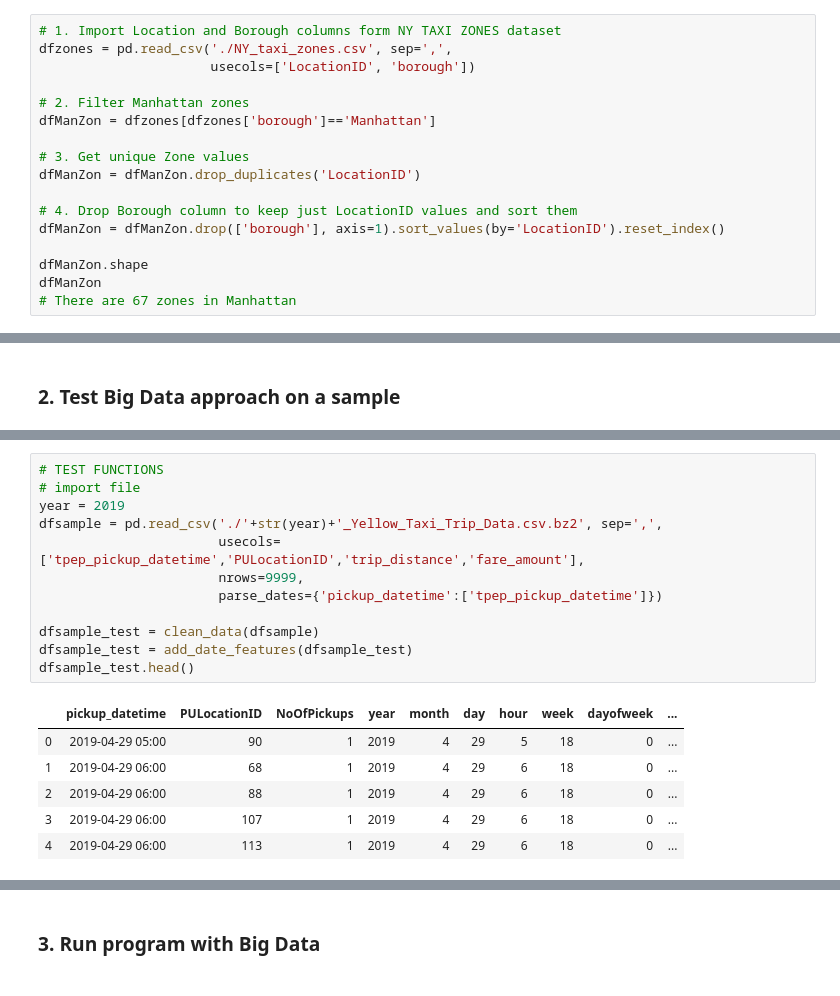
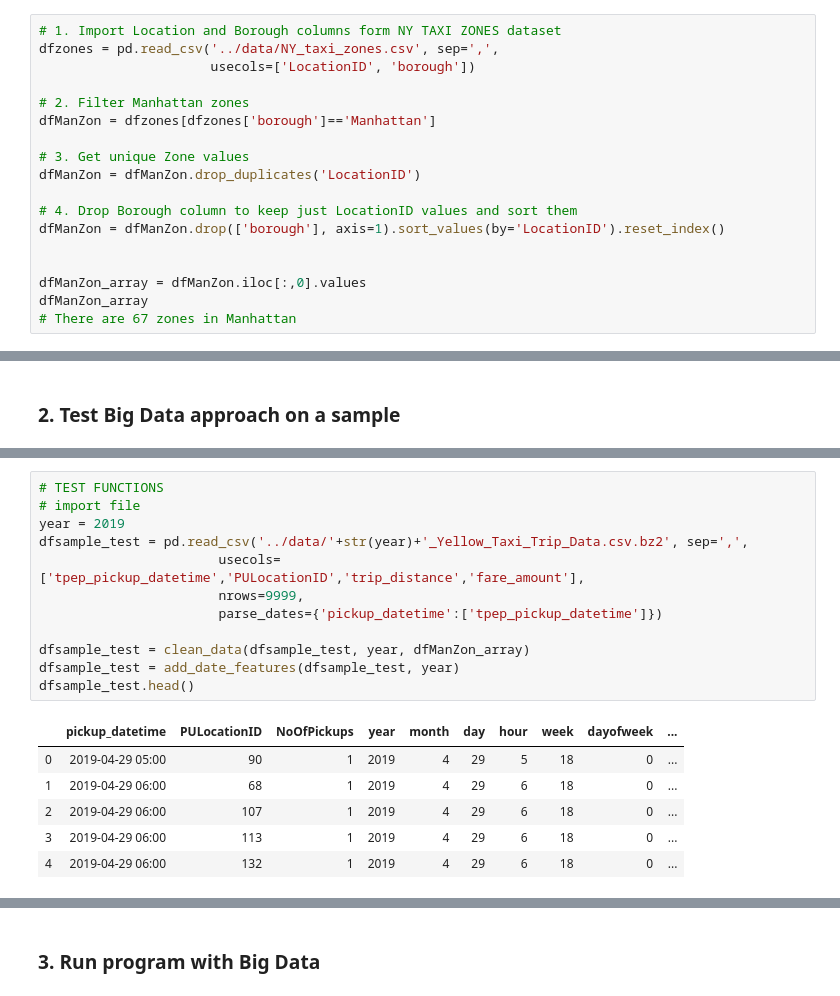
Before and after one commit to angelrps/MasterDataScience_FinalProject, a Jupyter notebook: notebooks/Data_Analysis_Taxis.ipynb, the cells around one changed output, grey strips where cells are left out. Drawn from its saved outputs; the diff is of its cells as text.

Commit message:
data analysiyxis taxis_create functions to process data

```diff
--- a/notebooks/Data_Analysis_Taxis.ipynb
+++ b/notebooks/Data_Analysis_Taxis.ipynb
@@ -118,7 +112,7 @@ Eventhough the dataset states the year, I have detected rows with wrong years so
 ### Create Data Frame with Manhattan zones
 # %%
 # 1. Import Location and Borough columns form NY TAXI ZONES dataset
-dfzones = pd.read_csv('./NY_taxi_zones.csv', sep=',',
+dfzones = pd.read_csv('../data/NY_taxi_zones.csv', sep=',',
                       usecols=['LocationID', 'borough'])
 
 # 2. Filter Manhattan zones
@@ -130,7 +124,8 @@ dfManZon = dfManZon.drop_duplicates('LocationID')
 # 4. Drop Borough column to keep just LocationID values and sort them
 dfManZon = dfManZon.drop(['borough'], axis=1).sort_values(by='LocationID').reset_index()
 
-dfManZon.shape
-dfManZon
+
+dfManZon_array = dfManZon.iloc[:,0].values
+dfManZon_array
 # There are 67 zones in Manhattan
 # %% [output]
@@ -359,20 +276,20 @@ def add_date_features(dfsample):
 # %%
 # TEST FUNCTIONS
 # import file
 year = 2019
-dfsample = pd.read_csv('./'+str(year)+'_Yellow_Taxi_Trip_Data.csv.bz2', sep=',',
+dfsample_test = pd.read_csv('../data/'+str(year)+'_Yellow_Taxi_Trip_Data.csv.bz2', sep=',',
                        usecols=['tpep_pickup_datetime','PULocationID','trip_distance','fare_amount'],
                        nrows=9999,
                        parse_dates={'pickup_datetime':['tpep_pickup_datetime']})
 
-dfsample_test = clean_data(dfsample)
-dfsample_test = add_date_features(dfsample_test)
+dfsample_test = clean_data(dfsample_test, year, dfManZon_array)
+dfsample_test = add_date_features(dfsample_test, year)
 dfsample_test.head()
 # %% [output]
 |  | pickup_datetime | PULocationID | NoOfPickups | year | month | day | hour | week | dayofweek | ... |
 | 0 | 2019-04-29 05:00 | 90 | 1 | 2019 | 4 | 29 | 5 | 18 | 0 | ... |
 | 1 | 2019-04-29 06:00 | 68 | 1 | 2019 | 4 | 29 | 6 | 18 | 0 | ... |
-| 2 | 2019-04-29 06:00 | 88 | 1 | 2019 | 4 | 29 | 6 | 18 | 0 | ... |
-| 3 | 2019-04-29 06:00 | 107 | 1 | 2019 | 4 | 29 | 6 | 18 | 0 | ... |
-| 4 | 2019-04-29 06:00 | 113 | 1 | 2019 | 4 | 29 | 6 | 18 | 0 | ... |
+| 2 | 2019-04-29 06:00 | 107 | 1 | 2019 | 4 | 29 | 6 | 18 | 0 | ... |
+| 3 | 2019-04-29 06:00 | 113 | 1 | 2019 | 4 | 29 | 6 | 18 | 0 | ... |
+| 4 | 2019-04-29 06:00 | 132 | 1 | 2019 | 4 | 29 | 6 | 18 | 0 | ... |
 # %%
```
Also changed, not shown: parts of 25 cells of this notebook.
